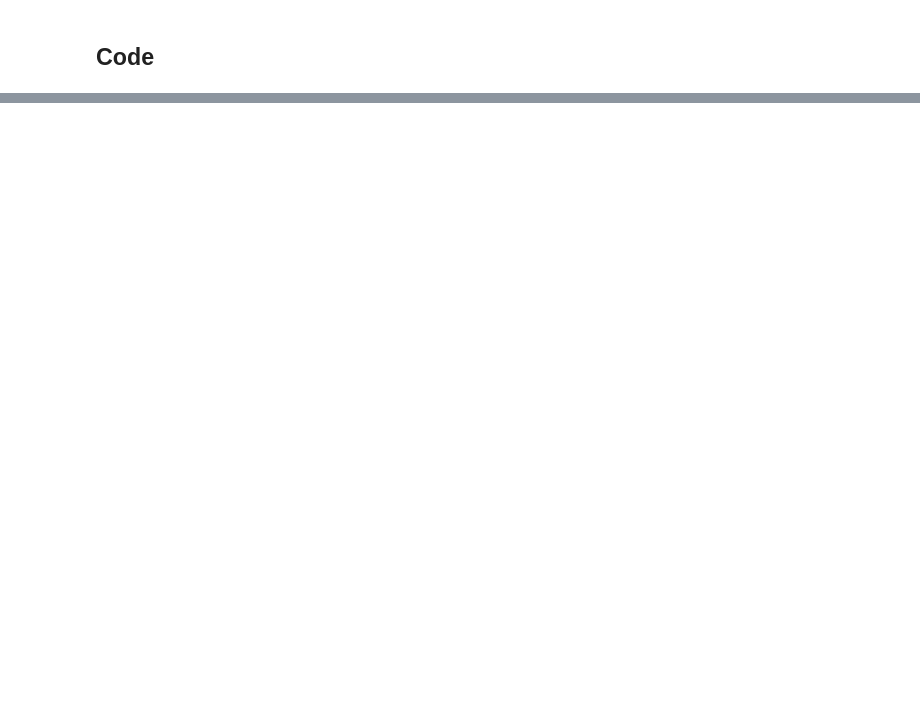
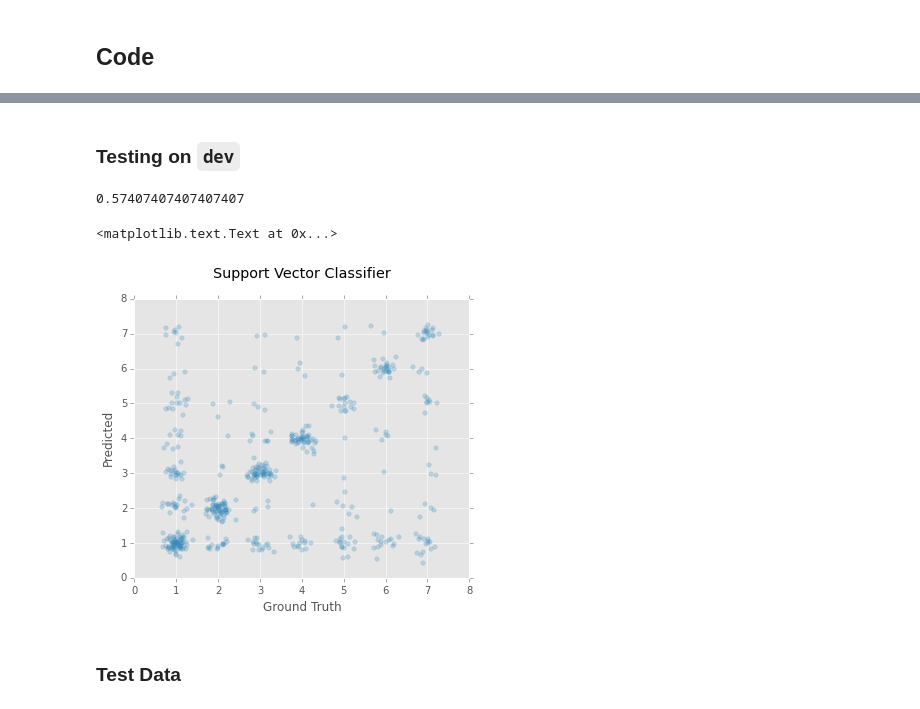
Before and after one commit to juanshishido/text-classification, a Jupyter notebook: notebooks/kaggle-writeup.ipynb, the cells around one changed output, grey strips where cells are left out. Drawn from its saved outputs; the diff is of its cells as text; code cells hidden in the pictures; blank space fills up the shorter version.

```diff
--- a/notebooks/kaggle-writeup.ipynb
+++ b/notebooks/kaggle-writeup.ipynb
@@ -54,0 +249,3 @@ Finally, because of all the testing we had done, we had several results files, w
+# %%
+train = concat_tfidf(train, train_matrix)
+dev = concat_tfidf(dev, dev_matrix)
@@ -54,0 +254,31 @@ Finally, because of all the testing we had done, we had several results files, w
+# %%
+svm = LinearSVC(dual=False, max_iter=5000)
+# %%
+features = train.columns[3:]
+X = train[features].values
+y = train['Category'].values
+features_dev = dev[features].values
+# %% [markdown]
+### Testing on `dev`
+# %%
+svm.fit(X, y)
+dev_predicted = svm.predict(features_dev)
+# %%
+accuracy_score(dev.Category, dev_predicted)
+# %% [output]
+0.57407407407407407
+# %%
+plt.figure(figsize=(6, 5))
+
+plt.scatter(jitter(dev.Category, 0.15),
+            jitter(dev_predicted, 0.15),
+            color='#348ABD', alpha=0.25)
+
+plt.title('Support Vector Classifier\n')
+plt.xlabel('Ground Truth')
+plt.ylabel('Predicted')
+# %% [output]
+<matplotlib.text.Text at 0x...>
+[figure, added]
+# %% [markdown]
+### Test Data
```
Also changed, not shown: parts of 29 cells of this notebook.
